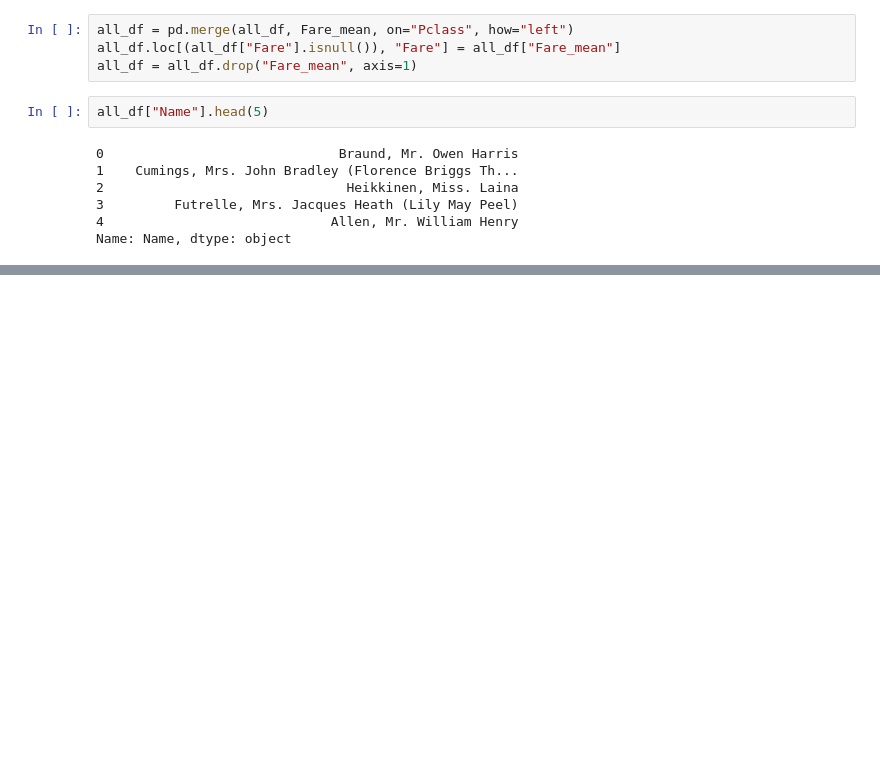
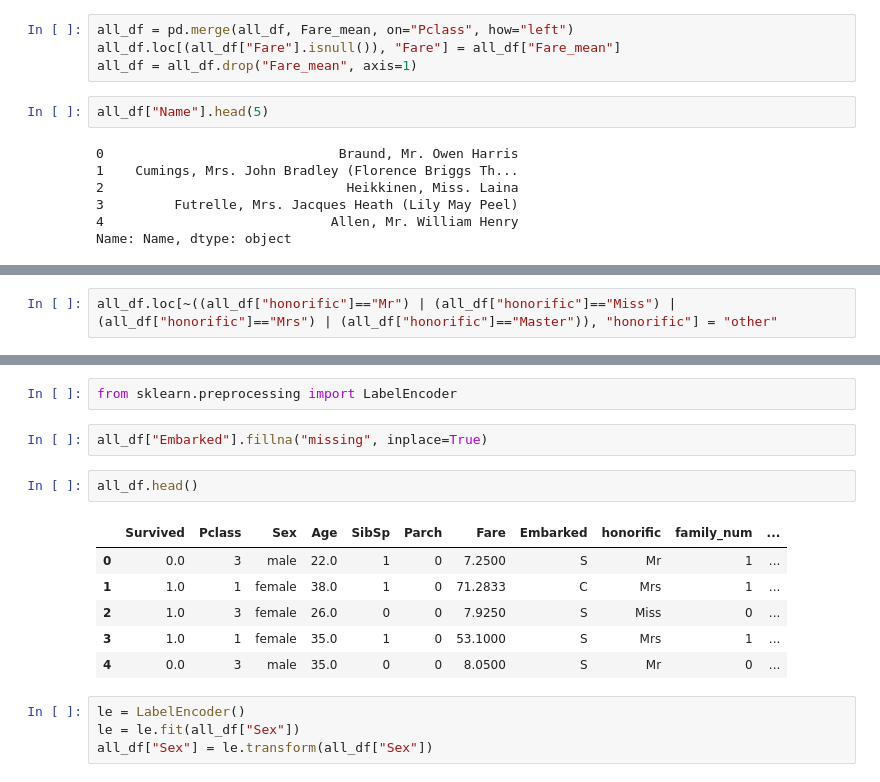
Before and after one commit to rodea0952/kaggle, a Jupyter notebook: Kaggleデータ分析入門/titanic/titanic.ipynb, the cells around one changed output, grey strips where cells are left out. Cells and saved outputs as stored; diff of their text form; blank space fills up the shorter version.

```diff
--- a/Kaggleデータ分析入門/titanic/titanic.ipynb
+++ b/Kaggleデータ分析入門/titanic/titanic.ipynb
@@ -386,0 +528,2 @@ Name: Name, dtype: object
+# %%
+all_df.loc[~((all_df["honorific"]=="Mr") | (all_df["honorific"]=="Miss") | (all_df["honorific"]=="Mrs") | (all_df["honorific"]=="Master")), "honorific"] = "other"
@@ -386,0 +539,17 @@ Name: Name, dtype: object
+# %%
+from sklearn.preprocessing import LabelEncoder
+# %%
+all_df["Embarked"].fillna("missing", inplace=True)
+# %%
+all_df.head()
+# %% [output]
+|  | Survived | Pclass | Sex | Age | SibSp | Parch | Fare | Embarked | honorific | family_num | ... |
+| 0 | 0.0 | 3 | male | 22.0 | 1 | 0 | 7.2500 | S | Mr | 1 | ... |
+| 1 | 1.0 | 1 | female | 38.0 | 1 | 0 | 71.2833 | C | Mrs | 1 | ... |
+| 2 | 1.0 | 3 | female | 26.0 | 0 | 0 | 7.9250 | S | Miss | 0 | ... |
+| 3 | 1.0 | 1 | female | 35.0 | 1 | 0 | 53.1000 | S | Mrs | 1 | ... |
+| 4 | 0.0 | 3 | male | 35.0 | 0 | 0 | 8.0500 | S | Mr | 0 | ... |
+# %%
+le = LabelEncoder()
+le = le.fit(all_df["Sex"])
+all_df["Sex"] = le.transform(all_df["Sex"])
```
Also changed, not shown: parts of 25 cells of this notebook.
